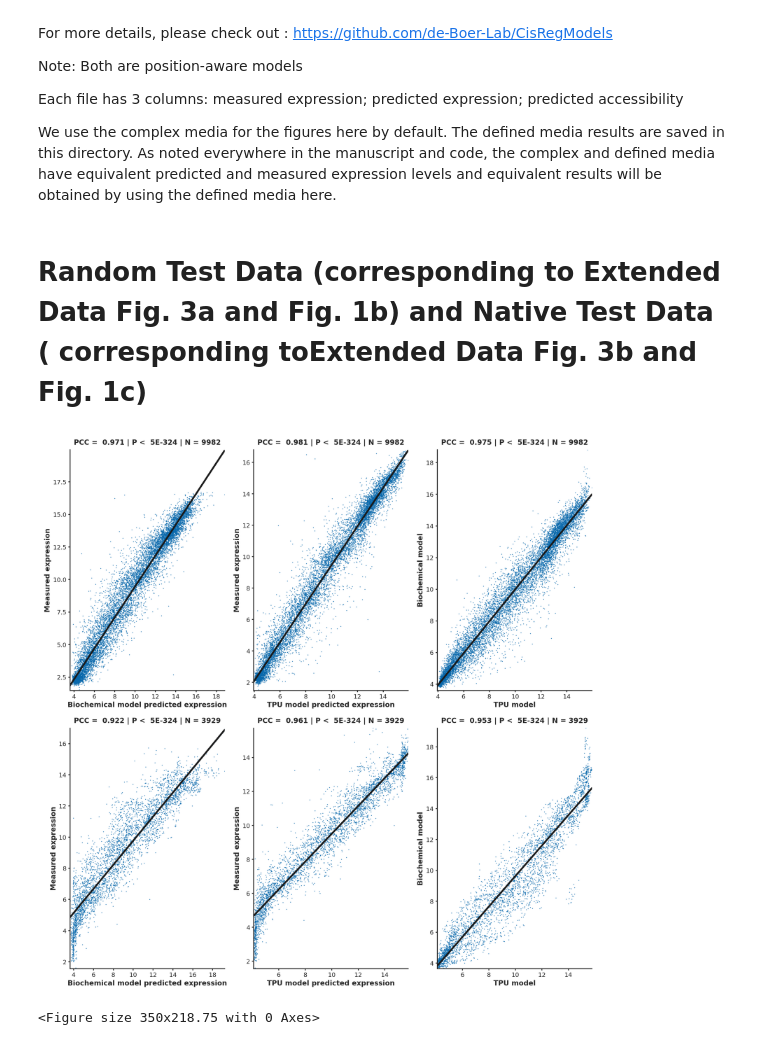
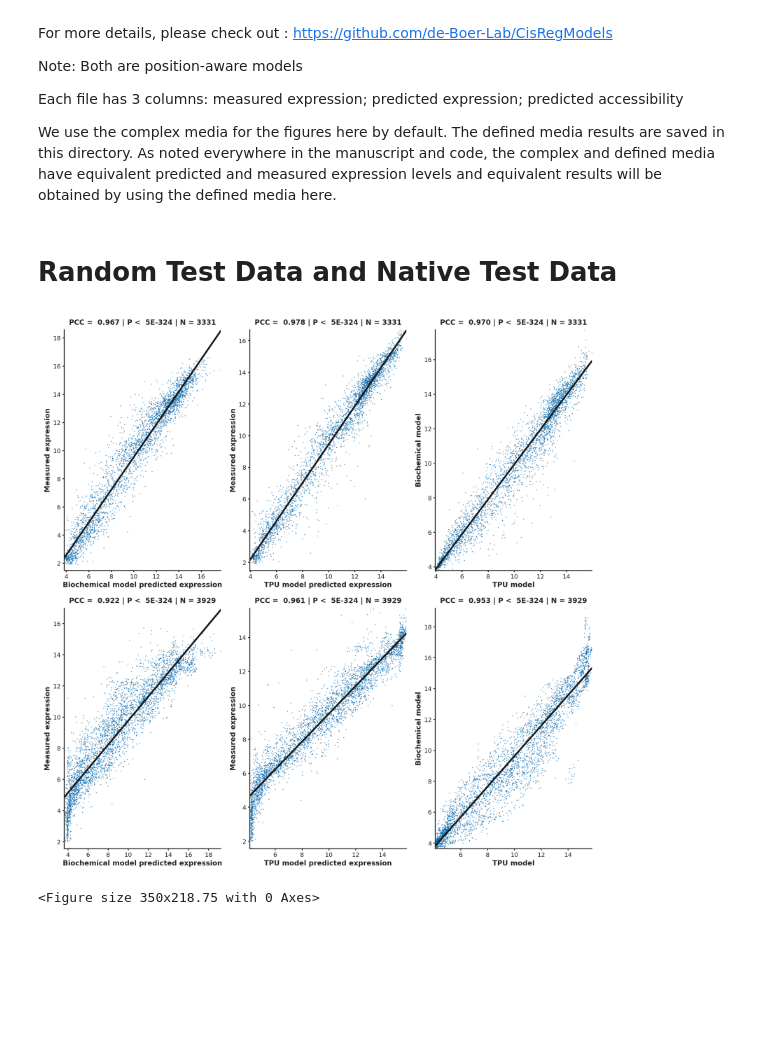
Before and after one commit to 1edv/evolution, a Jupyter notebook: manuscript_code/model/biochemical_model/1_generate_biochemical_model_performance_plots.ipynb, the cells around one changed output. Drawn from its saved outputs; the diff is of its cells as text; code cells hidden in the pictures; blank space fills up the shorter version.

Commit message:
Biochemical model updated

```diff
--- a/manuscript_code/model/biochemical_model/1_generate_biochemical_model_performance_plots.ipynb
+++ b/manuscript_code/model/biochemical_model/1_generate_biochemical_model_performance_plots.ipynb
@@ -105,7 +105,7 @@ sns.set(context = 'paper' , style='ticks' ,
 
 ##
 # %% [markdown]
-# Random Test Data (corresponding to Extended Data Fig. 3a and Fig. 1b) and Native Test Data ( corresponding toExtended Data Fig. 3b and Fig. 1c)
+# Random Test Data and Native Test Data
 # %%
 
 model_name = 'Biochemical model'
@@ -121,6 +121,7 @@ for i in range(6)  :
 
     if i==0 :
         biochemical_df = pd.read_csv('HQ_testdata.YPD.biochem.preds.gz',sep= '\t')
+        biochemical_df = biochemical_df[pd.read_csv('common_indices.csv',index_col = 0,header = None).values]
         expressions = biochemical_df['actual'].values
         predicted_expressions = biochemical_df['predicted'].values
         xlabel = "Biochemical model predicted expression"
@@ -137,6 +138,7 @@ for i in range(6)  :
     if i==2 :
         tpu_df = pd.read_csv('../../../results_summary/Random_test_tpu_model.csv', index_col = 0)
         biochemical_df = pd.read_csv('HQ_testdata.YPD.biochem.preds.gz',sep= '\t')
+        biochemical_df = biochemical_df[pd.read_csv('common_indices.csv',index_col = 0,header = None).values]
         expressions = biochemical_df['predicted'].values
         predicted_expressions = tpu_df['Predicted Expression'].values
         xlabel = "TPU model"
@@ -178,34 +180,34 @@ for i in range(6)  :
 
     ax = plt.gca()
     #ax.get_legend().remove()
 
 
     ax.set_xlabel(xlabel)
     ax.set_ylabel(ylabel)
     if (r[1] ==0.0) :
         ax.set_title(f"PCC = {r[0] : 0.3f} | P < {np.nextafter(0, 1) : 0.0E} | N = {len(x)}"  )
     else :
         ax.set_title(f"PCC = {r[0] : 0.3f} | P = {r[1] : 0.2E} | N = {len(x)}"  )
 
 
     plt.setp(ax.artists, edgecolor = 'k')
     plt.setp(ax.lines, color='k')
     #plt.setp(ax.lines, linewidth=1.5)
 
     ax.autoscale(enable=True, axis='x', tight=True)
     ax.autoscale(enable=True, axis='y', tight=True)
     #ax.set_xlim(xmin=-8,xmax=8)
     #ax.set_ylim(ymin=-8,ymax=8)
 
 
 
 plt.savefig("%s.svg" % (fig_file,), bbox_inches="tight")
 plt.savefig("%s.pdf" % (fig_file,), bbox_inches="tight")
 plt.savefig("%s.png" % (fig_file,), bbox_inches="tight")
 
 plt.show()
 # %% [output]
-[figure, old version]
+[figure, new version]
 # %%
 # %% [output]
 <Figure size 350x218.75 with 0 Axes>
```
Also changed, not shown: 5 other files.
